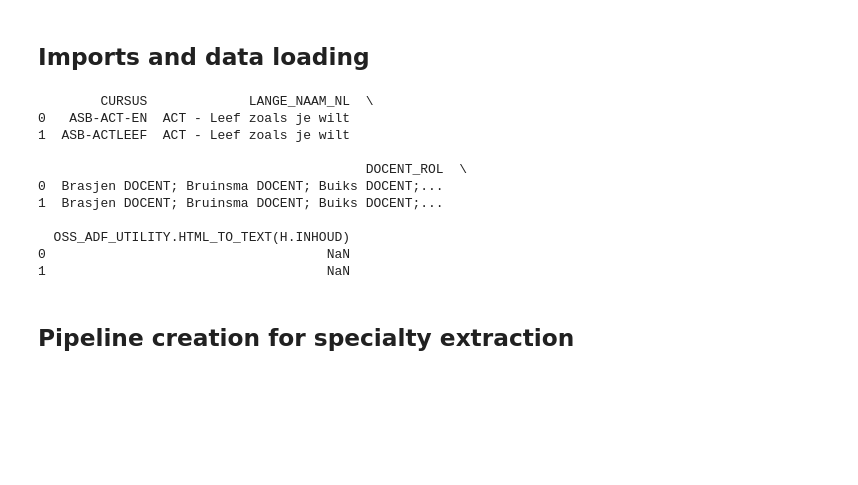
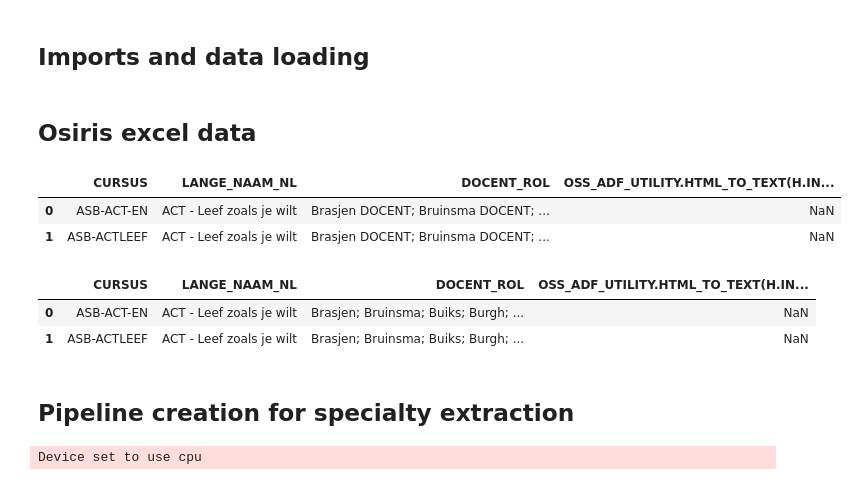
Before and after one commit to sue-ellenn/OvP, a Jupyter notebook: specialty_extraction.ipynb, the cells around one changed output. Saved outputs shown, nothing was run; the diff lists cells and outputs as text; code cells hidden in the pictures; blank space fills up the shorter version.

```diff
--- a/specialty_extraction.ipynb
+++ b/specialty_extraction.ipynb
@@ -37,18 +40,42 @@ from transformers import pipeline
+# %% [markdown]
+## Osiris excel data
 # %%
 # import data
 data = pd.read_excel("raw_data.xlsx")
 
-print(data.head(2))
+data.head(2)
 # %% [output]
-        CURSUS             LANGE_NAAM_NL  \
-0   ASB-ACT-EN  ACT - Leef zoals je wilt
-1  ASB-ACTLEEF  ACT - Leef zoals je wilt
-
-                                          DOCENT_ROL  \
-0  Brasjen DOCENT; Bruinsma DOCENT; Buiks DOCENT;...
-1  Brasjen DOCENT; Bruinsma DOCENT; Buiks DOCENT;...
-
-  OSS_ADF_UTILITY.HTML_TO_TEXT(H.INHOUD)
-0                                    NaN
-1                                    NaN
+|  | CURSUS | LANGE_NAAM_NL | DOCENT_ROL | OSS_ADF_UTILITY.HTML_TO_TEXT(H.IN... |
+| 0 | ASB-ACT-EN | ACT - Leef zoals je wilt | Brasjen DOCENT; Bruinsma DOCENT; ... | NaN |
+| 1 | ASB-ACTLEEF | ACT - Leef zoals je wilt | Brasjen DOCENT; Bruinsma DOCENT; ... | NaN |
+# %%
+# format teachers
+
+def format_teachers(row):
+    teachers = row['DOCENT_ROL']
+    # 'Brasjen DOCENT; Bruinsma DOCENT; Buiks DOCENT; Burgh DOCENT; Galipò DOCENT; Gronden DOCENT; Kaathoven CONTACTPERSOON; Verhagen DOCENT'
+
+    formatted_list = []
+
+
+    teachers = teachers.split(";")
+    roles= ['DOCENT', 'TEACHER', 'EXAMINATOR', 'EXAMINER']
+
+    for teach in teachers:
+        t = teach.split()
+
+        if t[-1] in roles:
+            formatted_list.extend(t[:-1])
+
+    delimiter = "; " # Define a delimiter
+    join_str = delimiter.join(formatted_list)
+    return join_str
+
+data['DOCENT_ROL'] = data.apply(format_teachers, axis=1)
+
+data.head(2)
+# %% [output]
+|  | CURSUS | LANGE_NAAM_NL | DOCENT_ROL | OSS_ADF_UTILITY.HTML_TO_TEXT(H.IN... |
+| 0 | ASB-ACT-EN | ACT - Leef zoals je wilt | Brasjen; Bruinsma; Buiks; Burgh; ... | NaN |
+| 1 | ASB-ACTLEEF | ACT - Leef zoals je wilt | Brasjen; Bruinsma; Buiks; Burgh; ... | NaN |
 # %%
@@ -59,7 +85,9 @@ small_data = data.iloc[29995:3000]
 ## Pipeline creation for specialty extraction
 # %%
 # load model
+# extractor = pipeline("text-generation", model="microsoft/Phi-3-mini-4k-instruct")
 extractor = pipeline("text-generation", model="microsoft/Phi-3-mini-4k-instruct")
+
 
 # Define your extraction function
 def extract_specialty(row):
@@ -67,8 +95,8 @@ def extract_specialty(row):
     You are an academic data extractor.
 
     From the following course metadata, identify the teacher's likely area of academic specialization.
-    Focus on the academic field or topic expertise (max 5 words).
-    The column 'DOCENT_ROL' has an unspecified amount of teachers in the format Name ROLE. If the ROLE is not docent, teacher, examinator of examiner, assume it is not their specialty and keep their specialty blank. Always include every teacher etc even if they have no specialty.
+    Focus on the academic field or topic expertise (max 7 words).
+    All teachers in the same course get the same specialty added.
     If there is no course description or if the course description is nan, extract the teachers but make their specialty blank.
 
     Return JSON with keys: name, specialty.
@@ -87,6 +115,8 @@ def extract_specialty(row):
     except Exception as e:
         print("\nFAIl")
         return str(e)
+# %% [output]
+Device set to use cpu
 # %%
 # test case
 new_data = extract_specialty(data.iloc[2998])
```
Also changed, not shown: parts of 13 cells of this notebook, 2 other files.
